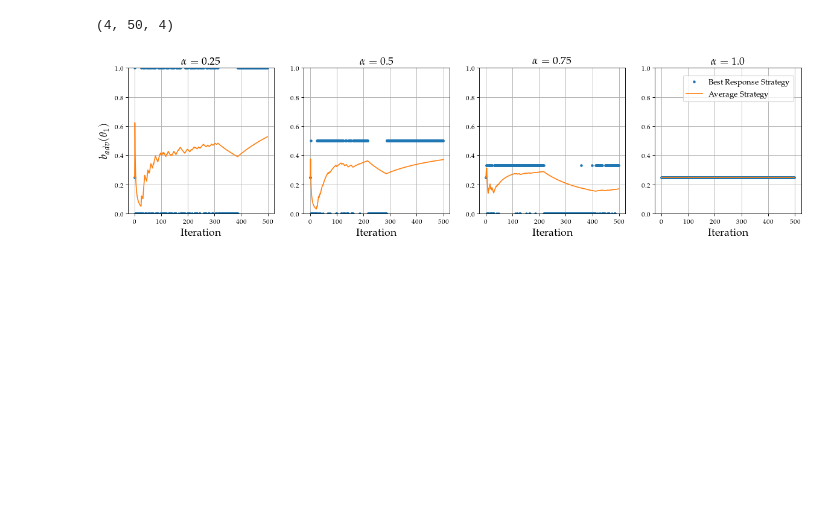
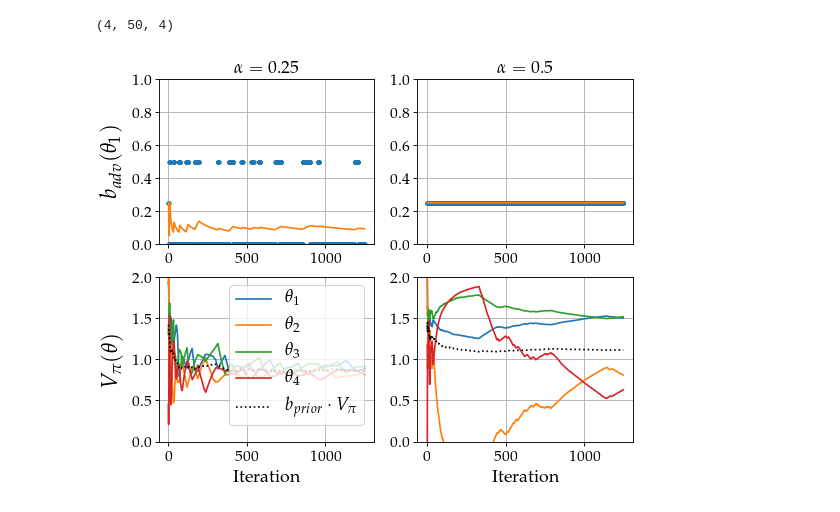
Before and after one commit to ShogoAkiyama/risk-sensitive-mcts, a Jupyter notebook: Gridworld Experiments.ipynb, the cells around one changed output. Saved outputs shown, nothing was run; the diff lists cells and outputs as text; code cells hidden in the pictures; blank space fills up the shorter version.

```diff
--- a/Gridworld Experiments.ipynb
+++ b/Gridworld Experiments.ipynb
@@ -88,22 +130,26 @@ br_belief_curves = []
 avg_belief_curves = []
 agent_value_curves = []
 adv_value_curves = []
+model_value_curves = []
 Q_val_curves = []
 final_q_vals = []
 final_n_vals = []
-for i, alpha in enumerate(alpha_vals):
-    agent = RiskAverseMCTS(mdps, belief, max_depth=10,
-                               alpha=alpha, max_r=2., n_iter=500, K=50, n_burn_in=0  )
+for i, alpha in enumerate([0.5,1.0]):
+#     agent = RiskAverseMCTS(mdps, belief, max_depth=4,
+#                                alpha=alpha, max_r=2., n_iter=500, K=50, n_burn_in=0  )
+    agent = RiskAverseSparseSampler(mdps, belief, max_depth=4,
+                               alpha=alpha, max_r=2., n_iter=1250, K=5, n_burn_in=0, c=1  )
     s0 = mdps[0].reset()
-    agent.MCTS(s0)
+    agent.plan(s0)
     belief_curves.append(deepcopy(agent.adv_dists))
     br_belief_curves.append(deepcopy(agent.adv_brs))
     avg_belief_curves.append(deepcopy(agent.adv_avg))
     agent_value_curves.append(deepcopy(agent.agent_est_value))
     adv_value_curves.append(deepcopy(agent.adv_est_value))
     Q_val_curves.append(deepcopy(agent.agent_Q_vals))
+    model_value_curves.append(deepcopy(agent.model_value_history))
     final_q_vals.append( [agent.Qha[(s0,a)] for a in mdps[0].action_space(s0)] )
-    final_n_vals.append( [agent.Wha[(s0,a)] for a in mdps[0].action_space(s0)] )
+    final_n_vals.append( [agent.Wha_br[(s0,a)] for a in mdps[0].action_space(s0)] )
 # %%
 (1 - np.array(final_q_vals)).T
 # %% [output]
@@ -128,7 +174,7 @@ array([[ 5259.        ,  1697.        ,   651.57142857,   385.        ,
          6213.77777778,  7533.        ]])
 # %%
 plt.figure(num=None, figsize=(8, 6), dpi=80, facecolor='w', edgecolor='k')
-for i,a in enumerate(alpha_vals):
+for i,a in enumerate([0.5,1]):
     plt.plot(np.array(agent_value_curves)[i], label=(r"$\alpha="+str(a)+r"$"))
 plt.title("Best Q Value", fontsize=18)
 plt.ylabel("Best Q Value", fontsize=16)
@@ -140,6 +187,6 @@ plt.show()
 # %%
 plt.figure(num=None, figsize=(8, 6), dpi=80, facecolor='w', edgecolor='k')
-for i,a in enumerate(alpha_vals):
+for i,a in enumerate([0.5,1.0]):
     plt.plot(np.array(adv_value_curves)[i], label=(r"$\alpha="+str(a)+r"$"))
 plt.title("Adv Value Estimate", fontsize=18)
 plt.ylabel("Adv Value Estimate", fontsize=16)
@@ -169,28 +216,45 @@ cum_belief_curves.shape
 # %% [output]
 (4, 50, 4)
 # %%
-alpha_i = 0
 belief_np = np.array(belief_curves)
 br_belief_np = np.array(br_belief_curves)
 avg_belief_np = np.array(avg_belief_curves)
+np_model_vals = np.array(model_value_curves)
+performance_on_bavg = np.sum(np_model_vals*avg_belief_np, axis=2)
+performance_on_prior = np.sum( np.reshape(belief, [1,1,-1])*np_model_vals, axis=2 )
 
-plt.figure(num=None, figsize=(18, 4), dpi=80, facecolor='w', edgecolor='k')
-
-for i,alpha_i in enumerate([0,1,2,3]):
-    plt.subplot(1,4,i+1)
-    plt.plot(br_belief_np[alpha_i,:,1], label='Best Response Strategy', linestyle='None', marker='.')
-    plt.plot(avg_belief_np[alpha_i,:,1], label='Average Strategy')
+plt.figure(num=None, figsize=(16, 6), dpi=80, facecolor='w', edgecolor='k')
+for i,alpha_i in enumerate([0, 1]):
+    plt.subplot(2,4,i+1)
+    plt.tick_params(axis='both', which='major', labelsize=14)
+    plt.plot(br_belief_np[alpha_i,:,0], label='Best Response Strategy', linestyle='None', marker='.')
+    plt.plot(avg_belief_np[alpha_i,:,0], label='Average Strategy')
     #plt.plot(belief_np[alpha_i,:,0], label='Mixed strategy', linestyle=':')
 
     if i == 0:
-        plt.ylabel(r"$b_{adv}(\theta_1)$", fontsize=16)
-    plt.xlabel("Iteration", fontsize=16)
+        plt.ylabel(r"$b_{adv}(\theta_1)$", fontsize=20)
     plt.title(r"$\alpha ="+str(alpha_vals[alpha_i])+r"$", fontsize=16)
     if i == 3:
         plt.legend(fontsize=12, bbox_to_anchor=(0.95, 0.95), loc=1,
                    ncol=1, borderaxespad=0.)
     plt.ylim([0,1])
     plt.grid(True)
+
+    plt.subplot(2,4,4+i+1)
+    plt.tick_params(axis='both', which='major', labelsize=14)
+    for j in range(N_params):
+        plt.plot(np_model_vals[alpha_i,:,j], label=r"$\theta_" + str(j+1) + r"$")
+    plt.plot(performance_on_prior[alpha_i,:], label=r"$b_{prior} \cdot V_\pi$", linestyle=':', color='k')
+    #plt.plot(performance_on_bavg[alpha_i,:], label=r"$\bar{b}_{adv} \cdot V_\pi$")
+
+    if i == 0:
+        plt.ylabel(r"$V_\pi(\theta)$", fontsize=20)
+    if i == 0:
+        plt.legend(fontsize=16, bbox_to_anchor=(0.95, 0.95), loc=1,
+                   ncol=1, borderaxespad=0.)
+    plt.xlabel('Iteration', fontsize=16)
+    plt.ylim([0,2])
+    plt.grid(True)
 plt.show()
 # %% [output]
-[figure, old version]
+[figure, new version]
```
Also changed, not shown: parts of 6 cells of this notebook.
